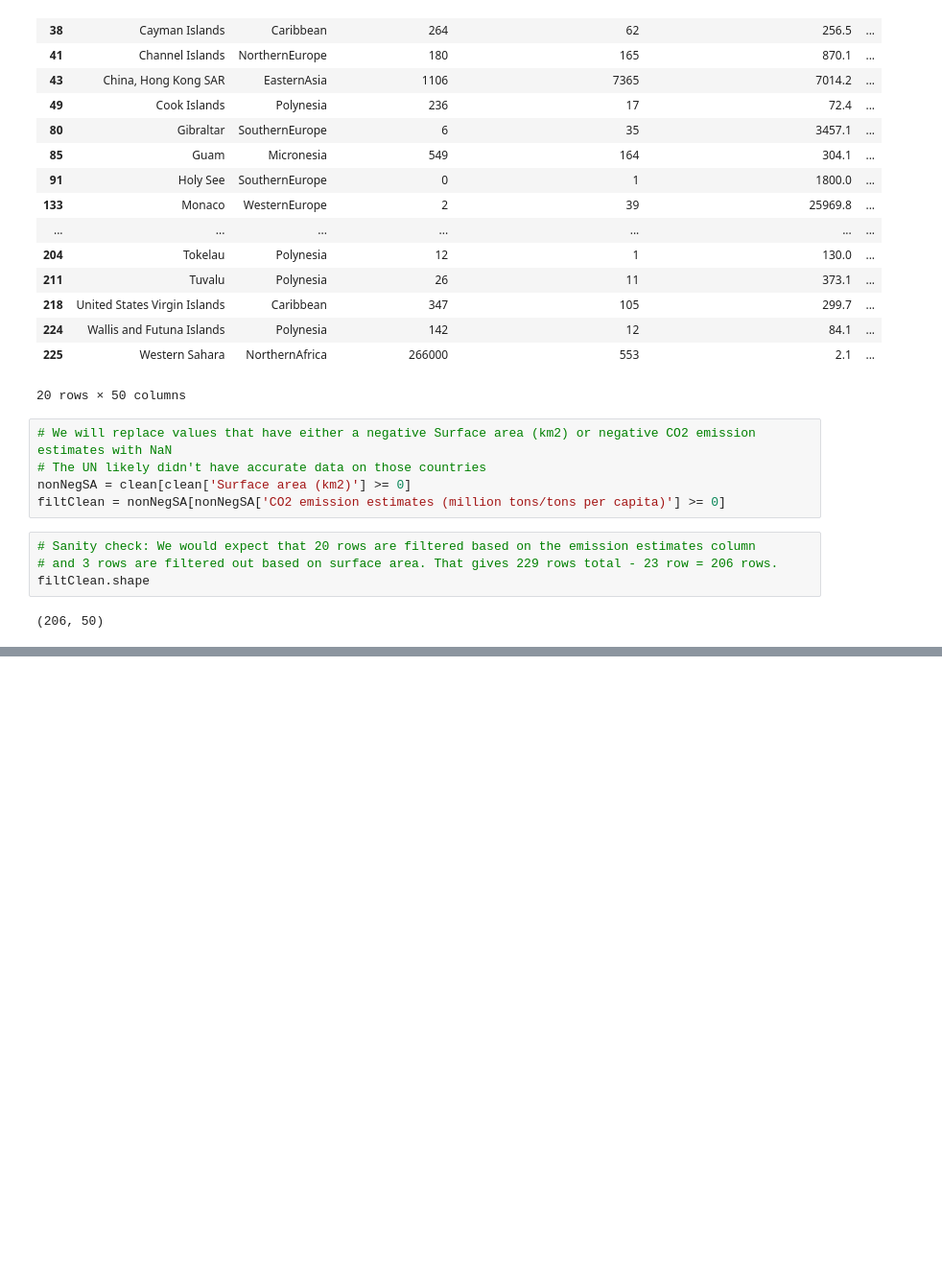
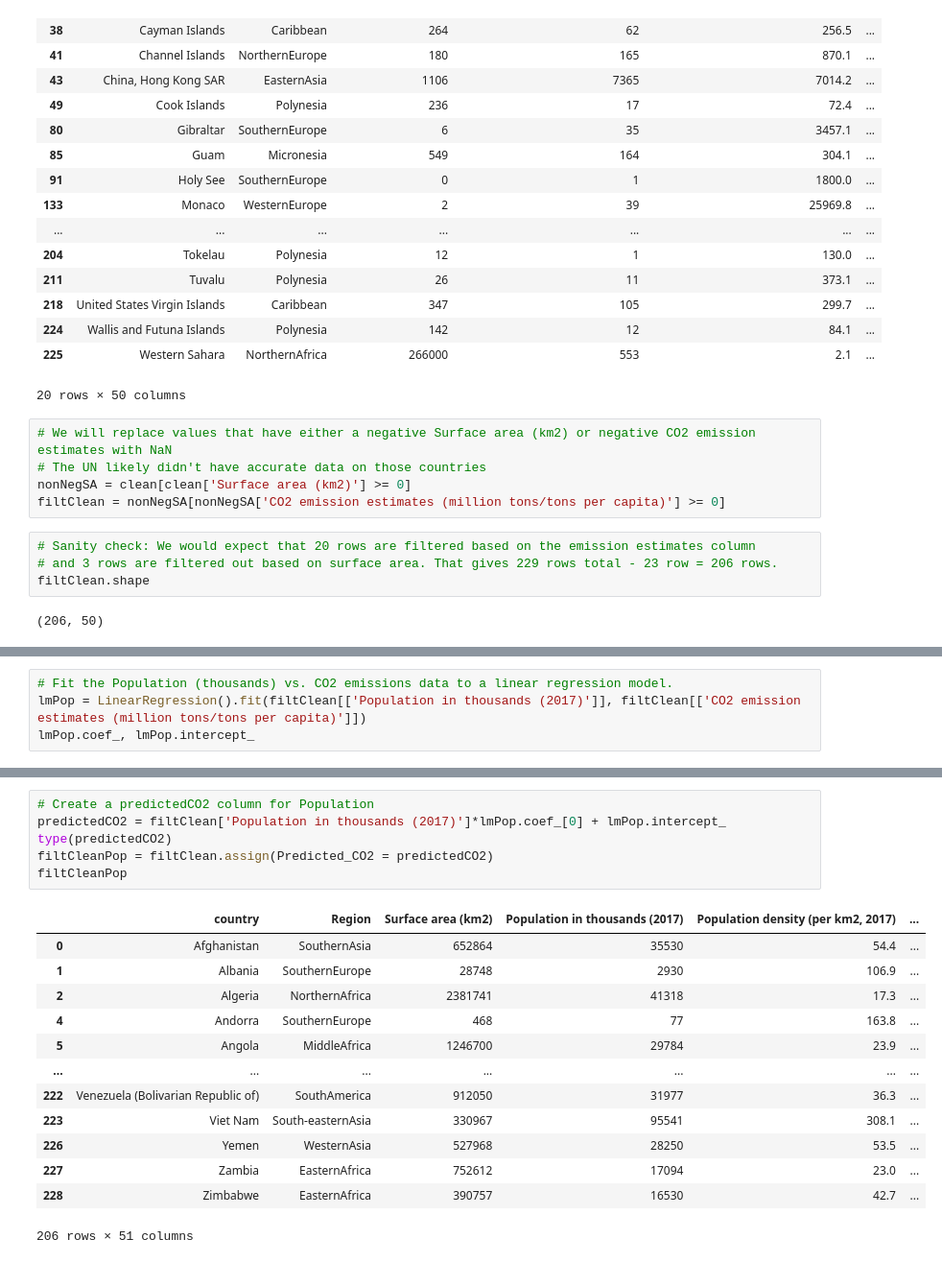
Before and after one commit to melotic/cs3654-project, a Jupyter notebook: Project1.ipynb, the cells around one changed output, grey strips where cells are left out. Shown at 96% size. Drawn from its saved outputs; the diff is of its cells as text; blank space fills up the shorter version.

```diff
--- a/Project1.ipynb
+++ b/Project1.ipynb
@@ -125,0 +161,4 @@ filtClean.shape
+# %%
+# Fit the Population (thousands) vs. CO2 emissions data to a linear regression model.
+lmPop = LinearRegression().fit(filtClean[['Population in thousands (2017)']], filtClean[['CO2 emission estimates (million tons/tons per capita)']])
+lmPop.coef_, lmPop.intercept_
@@ -125,0 +190,20 @@ filtClean.shape
+# %%
+# Create a predictedCO2 column for Population
+predictedCO2 = filtClean['Population in thousands (2017)']*lmPop.coef_[0] + lmPop.intercept_
+type(predictedCO2)
+filtCleanPop = filtClean.assign(Predicted_CO2 = predictedCO2)
+filtCleanPop
+# %% [output]
+|  | country | Region | Surface area (km2) | Population in thousands (2017) | Population density (per km2, 2017) | ... |
+| 0 | Afghanistan | SouthernAsia | 652864 | 35530 | 54.4 | ... |
+| 1 | Albania | SouthernEurope | 28748 | 2930 | 106.9 | ... |
+| 2 | Algeria | NorthernAfrica | 2381741 | 41318 | 17.3 | ... |
+| 4 | Andorra | SouthernEurope | 468 | 77 | 163.8 | ... |
+| 5 | Angola | MiddleAfrica | 1246700 | 29784 | 23.9 | ... |
+| ... | ... | ... | ... | ... | ... | ... |
+| 222 | Venezuela (Bolivarian Republic of) | SouthAmerica | 912050 | 31977 | 36.3 | ... |
+| 223 | Viet Nam | South-easternAsia | 330967 | 95541 | 308.1 | ... |
+| 226 | Yemen | WesternAsia | 527968 | 28250 | 53.5 | ... |
+| 227 | Zambia | EasternAfrica | 752612 | 17094 | 23.0 | ... |
+| 228 | Zimbabwe | EasternAfrica | 390757 | 16530 | 42.7 | ... |
+206 rows × 51 columns
```
Also changed, not shown: parts of 12 cells of this notebook.
